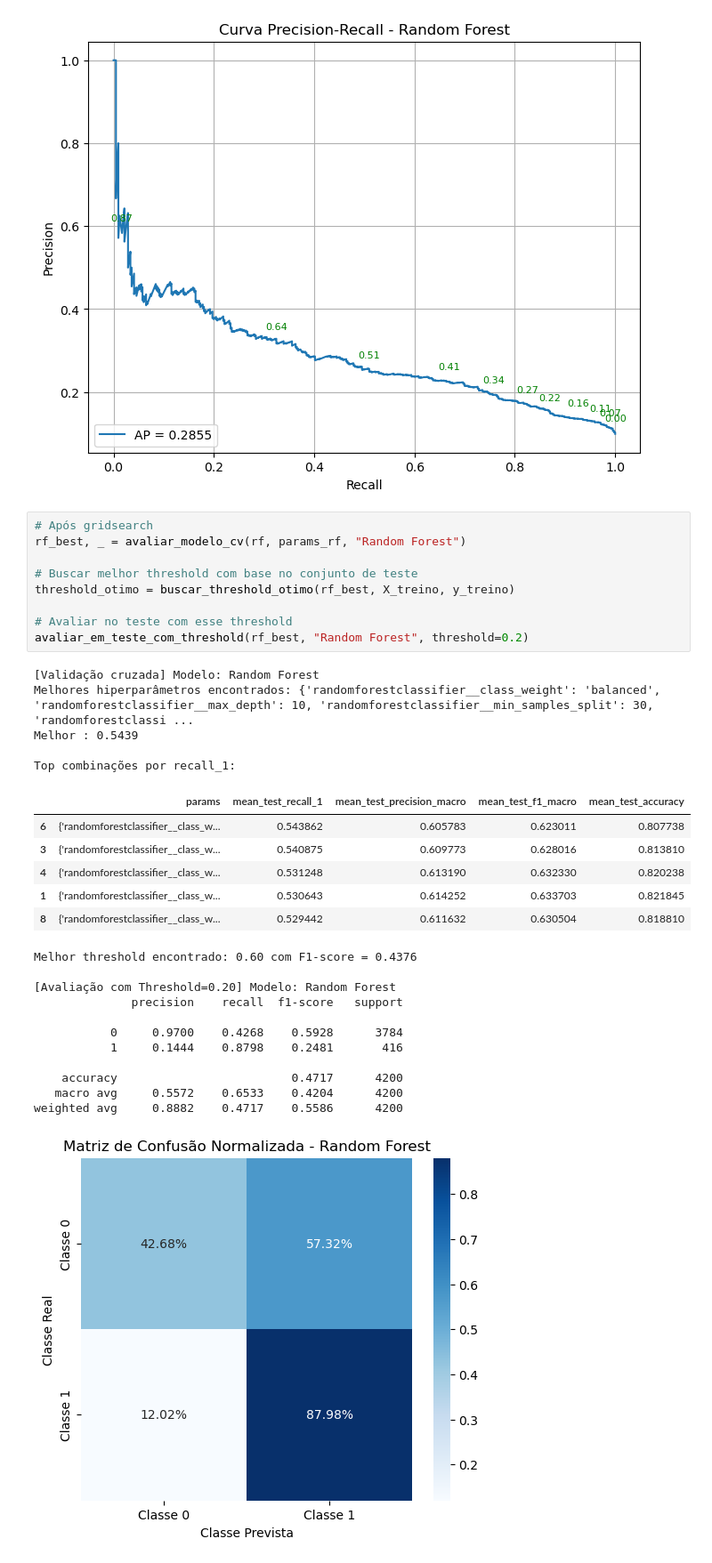
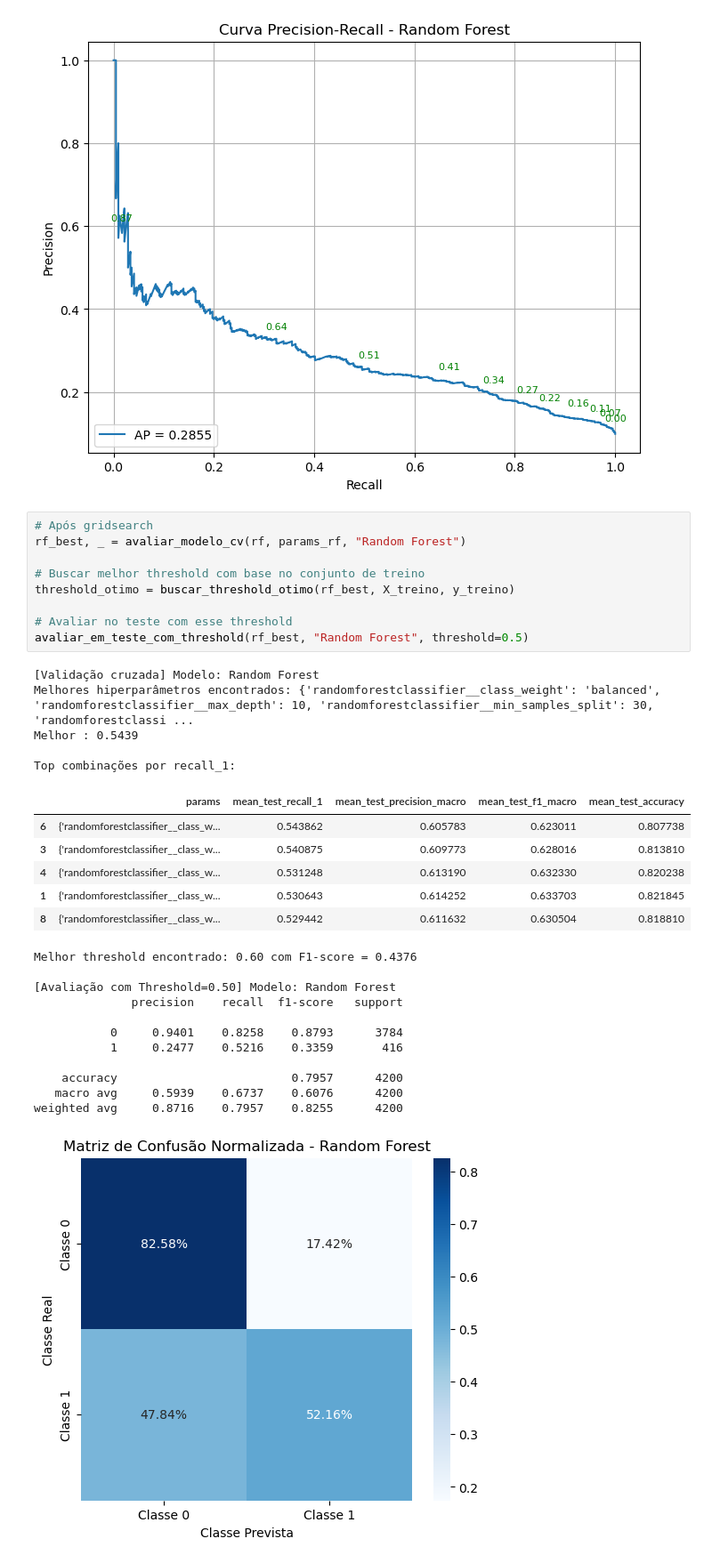
Before and after one commit to FreitasVarejo/MC853-Project, a Jupyter notebook: lab02/notebook copy.ipynb, the cells around one changed output. Shown at 89% size. Saved outputs shown, nothing was run; the diff lists cells and outputs as text.

Commit message:
corrige thresh usado nos testes

```diff
--- a/lab02/notebook copy.ipynb
+++ b/lab02/notebook copy.ipynb
@@ -504,33 +505,33 @@ plotar_curva_precision_recall_com_thresholds(rf_best, "Random Forest")
 # %%
 # Após gridsearch
 rf_best, _ = avaliar_modelo_cv(rf, params_rf, "Random Forest")
 
-# Buscar melhor threshold com base no conjunto de teste
+# Buscar melhor threshold com base no conjunto de treino
 threshold_otimo = buscar_threshold_otimo(rf_best, X_treino, y_treino)
 
 # Avaliar no teste com esse threshold
-avaliar_em_teste_com_threshold(rf_best, "Random Forest", threshold=0.2)
+avaliar_em_teste_com_threshold(rf_best, "Random Forest", threshold=0.5)
 # %% [output]
 [Validação cruzada] Modelo: Random Forest
 Melhores hiperparâmetros encontrados: {'randomforestclassifier__class_weight': 'balanced', 'randomforestclassifier__max_depth': 10, 'randomforestclassifier__min_samples_split': 30, 'randomforestclassi ...
 Melhor : 0.5439
 
 Top combinações por recall_1:
 |  | params | mean_test_recall_1 | mean_test_precision_macro | mean_test_f1_macro | mean_test_accuracy |
 | 6 | {'randomforestclassifier__class_w... | 0.543862 | 0.605783 | 0.623011 | 0.807738 |
 | 3 | {'randomforestclassifier__class_w... | 0.540875 | 0.609773 | 0.628016 | 0.813810 |
 | 4 | {'randomforestclassifier__class_w... | 0.531248 | 0.613190 | 0.632330 | 0.820238 |
 | 1 | {'randomforestclassifier__class_w... | 0.530643 | 0.614252 | 0.633703 | 0.821845 |
 | 8 | {'randomforestclassifier__class_w... | 0.529442 | 0.611632 | 0.630504 | 0.818810 |
 Melhor threshold encontrado: 0.60 com F1-score = 0.4376
 
-[Avaliação com Threshold=0.20] Modelo: Random Forest
+[Avaliação com Threshold=0.50] Modelo: Random Forest
               precision    recall  f1-score   support
 
-           0     0.9700    0.4268    0.5928      3784
-           1     0.1444    0.8798    0.2481       416
+           0     0.9401    0.8258    0.8793      3784
+           1     0.2477    0.5216    0.3359       416
 
-    accuracy                         0.4717      4200
-   macro avg     0.5572    0.6533    0.4204      4200
-weighted avg     0.8882    0.4717    0.5586      4200
+    accuracy                         0.7957      4200
+   macro avg     0.5939    0.6737    0.6076      4200
+weighted avg     0.8716    0.7957    0.8255      4200
-[figure, old version]
+[figure, new version]
```
Also changed, not shown: parts of 1 cell of this notebook.
